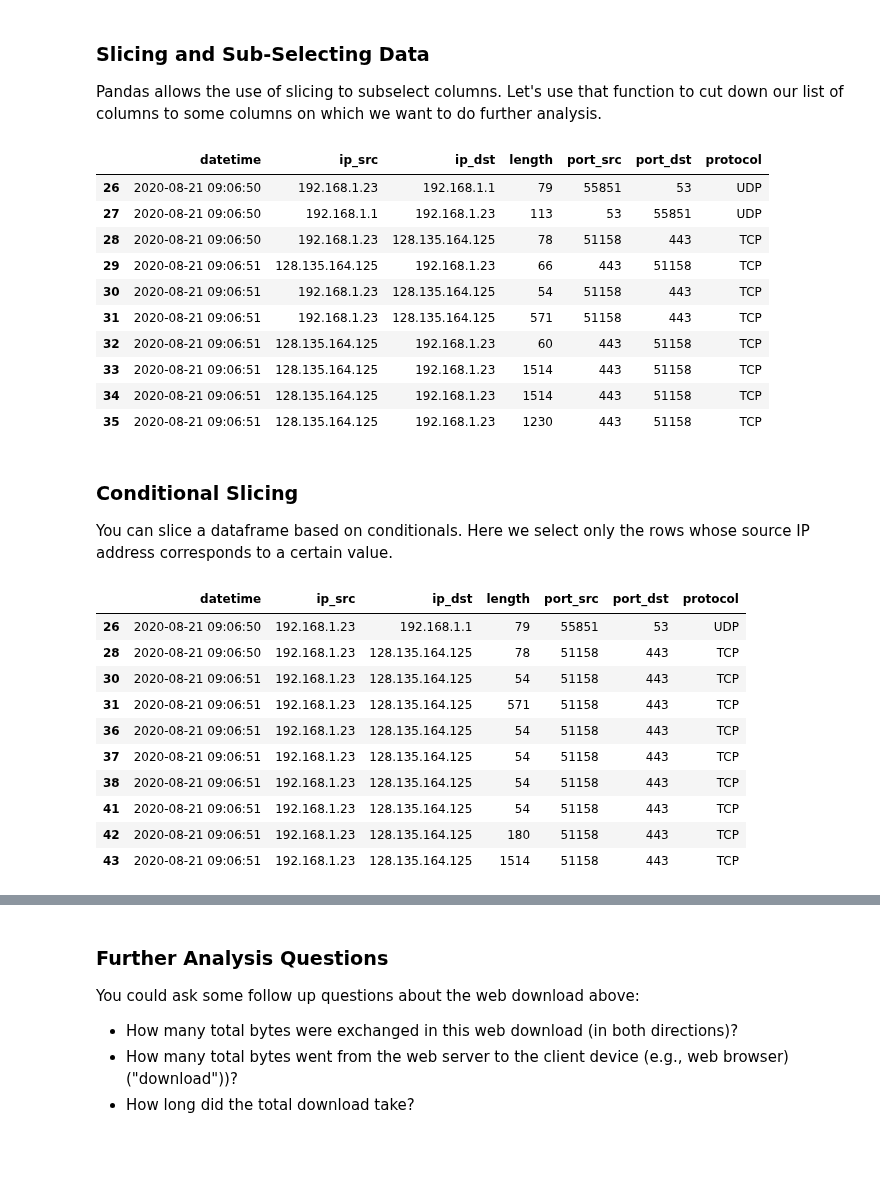
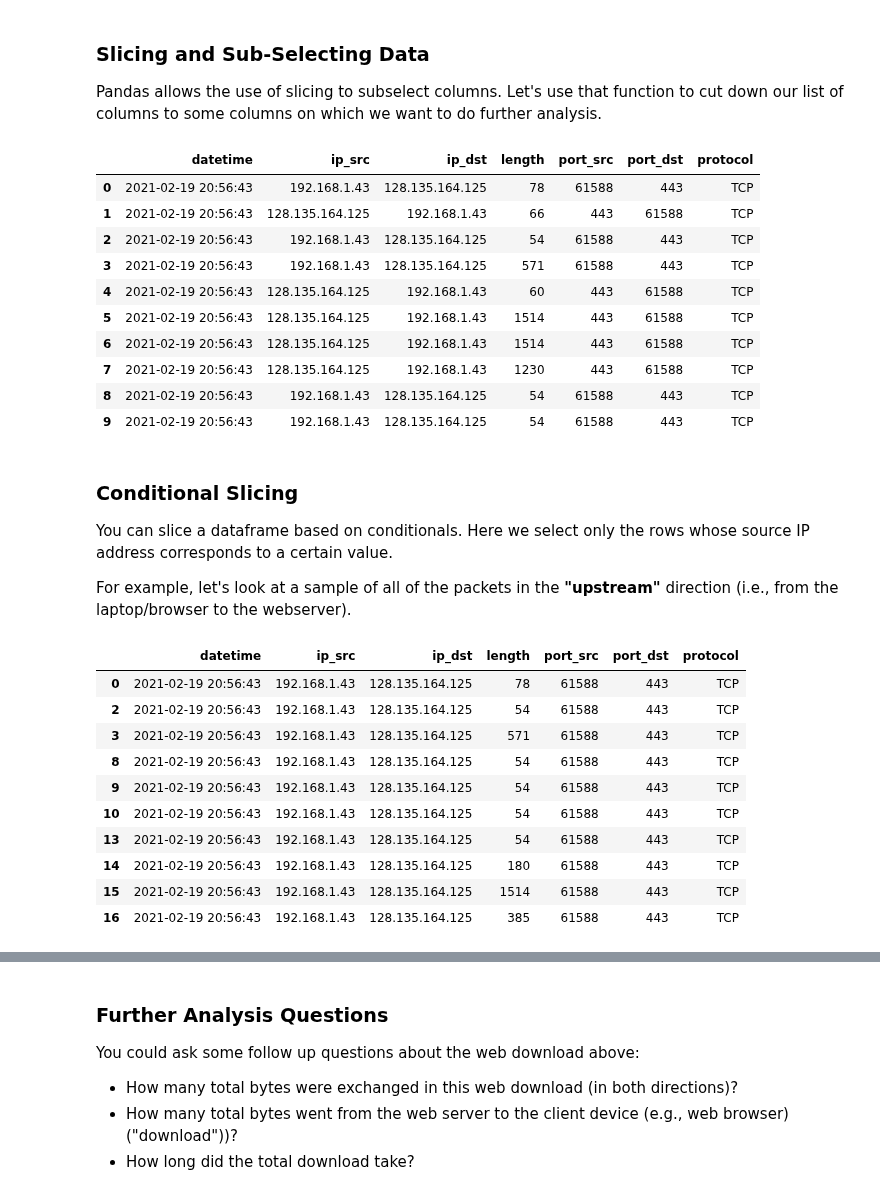
Before and after one commit to noise-lab/ml-networking, a Jupyter notebook: notebooks/0-Packet Capture Analysis.ipynb, the cells around one changed output, grey strips where cells are left out. Cells and saved outputs as stored; diff of their text form; code cells hidden in the pictures; blank space fills up the shorter version.

Commit message:
add examples, matplotlib, averages, etc. to packet capture analysis

```diff
--- a/notebooks/0-Packet Capture Analysis.ipynb
+++ b/notebooks/0-Packet Capture Analysis.ipynb
@@ -40,11 +40,11 @@ from parse_pcap import pcap_to_pandas, send_rates
 
 # Insert your own packet capture here.
 
-#pcap = pcap_to_pandas('../pcaps/uchicagocs-web-20200714.pcap')
-pcap = pcap_to_pandas('../pcaps/uchicagocs-web-20200821.pcap')
+pcap = pcap_to_pandas('../pcaps/uchicagocs-web-20210219.pcap')
+#pcap = pcap_to_pandas('../pcaps/uchicagocs-web-20200821.pcap')
 
 # look at the first n rows of the packet capture
-pcap = pcap.loc[26:,:]
+#pcap = pcap.loc[26:,:]
 pcap.head(10)
 # %% [output]
 |  | datetime | dns_query | dns_resp | ip_dst | ip_dst_int | ip_src | ip_src_int | is_dns | length | mac_dst | ... |
@@ -84,31 +84,33 @@ pcap = pcap.loc[:,['datetime','ip_src','ip_dst',
 pcap.head(10)
 # %% [output]
 |  | datetime | ip_src | ip_dst | length | port_src | port_dst | protocol |
-| 26 | 2020-08-21 09:06:50 | 192.168.1.23 | 192.168.1.1 | 79 | 55851 | 53 | UDP |
-| 27 | 2020-08-21 09:06:50 | 192.168.1.1 | 192.168.1.23 | 113 | 53 | 55851 | UDP |
-| 28 | 2020-08-21 09:06:50 | 192.168.1.23 | 128.135.164.125 | 78 | 51158 | 443 | TCP |
-| 29 | 2020-08-21 09:06:51 | 128.135.164.125 | 192.168.1.23 | 66 | 443 | 51158 | TCP |
-| 30 | 2020-08-21 09:06:51 | 192.168.1.23 | 128.135.164.125 | 54 | 51158 | 443 | TCP |
-| 31 | 2020-08-21 09:06:51 | 192.168.1.23 | 128.135.164.125 | 571 | 51158 | 443 | TCP |
-| 32 | 2020-08-21 09:06:51 | 128.135.164.125 | 192.168.1.23 | 60 | 443 | 51158 | TCP |
-| 33 | 2020-08-21 09:06:51 | 128.135.164.125 | 192.168.1.23 | 1514 | 443 | 51158 | TCP |
-| 34 | 2020-08-21 09:06:51 | 128.135.164.125 | 192.168.1.23 | 1514 | 443 | 51158 | TCP |
-| 35 | 2020-08-21 09:06:51 | 128.135.164.125 | 192.168.1.23 | 1230 | 443 | 51158 | TCP |
+| 0 | 2021-02-19 20:56:43 | 192.168.1.43 | 128.135.164.125 | 78 | 61588 | 443 | TCP |
+| 1 | 2021-02-19 20:56:43 | 128.135.164.125 | 192.168.1.43 | 66 | 443 | 61588 | TCP |
+| 2 | 2021-02-19 20:56:43 | 192.168.1.43 | 128.135.164.125 | 54 | 61588 | 443 | TCP |
+| 3 | 2021-02-19 20:56:43 | 192.168.1.43 | 128.135.164.125 | 571 | 61588 | 443 | TCP |
+| 4 | 2021-02-19 20:56:43 | 128.135.164.125 | 192.168.1.43 | 60 | 443 | 61588 | TCP |
+| 5 | 2021-02-19 20:56:43 | 128.135.164.125 | 192.168.1.43 | 1514 | 443 | 61588 | TCP |
+| 6 | 2021-02-19 20:56:43 | 128.135.164.125 | 192.168.1.43 | 1514 | 443 | 61588 | TCP |
+| 7 | 2021-02-19 20:56:43 | 128.135.164.125 | 192.168.1.43 | 1230 | 443 | 61588 | TCP |
+| 8 | 2021-02-19 20:56:43 | 192.168.1.43 | 128.135.164.125 | 54 | 61588 | 443 | TCP |
+| 9 | 2021-02-19 20:56:43 | 192.168.1.43 | 128.135.164.125 | 54 | 61588 | 443 | TCP |
 # %% [markdown]
 ### Conditional Slicing
 
 You can slice a dataframe based on conditionals.  Here we select only the rows whose source IP address corresponds to a certain value.
+
+For example, let's look at a sample of all of the packets in the **"upstream"** direction (i.e., from the laptop/browser to the webserver).
 # %%
-pcap[pcap['ip_src'] == '192.168.1.23'].head(10)
+pcap[pcap['ip_src'] == '192.168.1.43'].head(10)
 # %% [output]
 |  | datetime | ip_src | ip_dst | length | port_src | port_dst | protocol |
-| 26 | 2020-08-21 09:06:50 | 192.168.1.23 | 192.168.1.1 | 79 | 55851 | 53 | UDP |
-| 28 | 2020-08-21 09:06:50 | 192.168.1.23 | 128.135.164.125 | 78 | 51158 | 443 | TCP |
-| 30 | 2020-08-21 09:06:51 | 192.168.1.23 | 128.135.164.125 | 54 | 51158 | 443 | TCP |
-| 31 | 2020-08-21 09:06:51 | 192.168.1.23 | 128.135.164.125 | 571 | 51158 | 443 | TCP |
-| 36 | 2020-08-21 09:06:51 | 192.168.1.23 | 128.135.164.125 | 54 | 51158 | 443 | TCP |
-| 37 | 2020-08-21 09:06:51 | 192.168.1.23 | 128.135.164.125 | 54 | 51158 | 443 | TCP |
-| 38 | 2020-08-21 09:06:51 | 192.168.1.23 | 128.135.164.125 | 54 | 51158 | 443 | TCP |
-| 41 | 2020-08-21 09:06:51 | 192.168.1.23 | 128.135.164.125 | 54 | 51158 | 443 | TCP |
-| 42 | 2020-08-21 09:06:51 | 192.168.1.23 | 128.135.164.125 | 180 | 51158 | 443 | TCP |
-| 43 | 2020-08-21 09:06:51 | 192.168.1.23 | 128.135.164.125 | 1514 | 51158 | 443 | TCP |
+| 0 | 2021-02-19 20:56:43 | 192.168.1.43 | 128.135.164.125 | 78 | 61588 | 443 | TCP |
+| 2 | 2021-02-19 20:56:43 | 192.168.1.43 | 128.135.164.125 | 54 | 61588 | 443 | TCP |
+| 3 | 2021-02-19 20:56:43 | 192.168.1.43 | 128.135.164.125 | 571 | 61588 | 443 | TCP |
+| 8 | 2021-02-19 20:56:43 | 192.168.1.43 | 128.135.164.125 | 54 | 61588 | 443 | TCP |
+| 9 | 2021-02-19 20:56:43 | 192.168.1.43 | 128.135.164.125 | 54 | 61588 | 443 | TCP |
+| 10 | 2021-02-19 20:56:43 | 192.168.1.43 | 128.135.164.125 | 54 | 61588 | 443 | TCP |
+| 13 | 2021-02-19 20:56:43 | 192.168.1.43 | 128.135.164.125 | 54 | 61588 | 443 | TCP |
+| 14 | 2021-02-19 20:56:43 | 192.168.1.43 | 128.135.164.125 | 180 | 61588 | 443 | TCP |
+| 15 | 2021-02-19 20:56:43 | 192.168.1.43 | 128.135.164.125 | 1514 | 61588 | 443 | TCP |
+| 16 | 2021-02-19 20:56:43 | 192.168.1.43 | 128.135.164.125 | 385 | 61588 | 443 | TCP |
```
Also changed, not shown: parts of 12 cells of this notebook, 1 other file.
